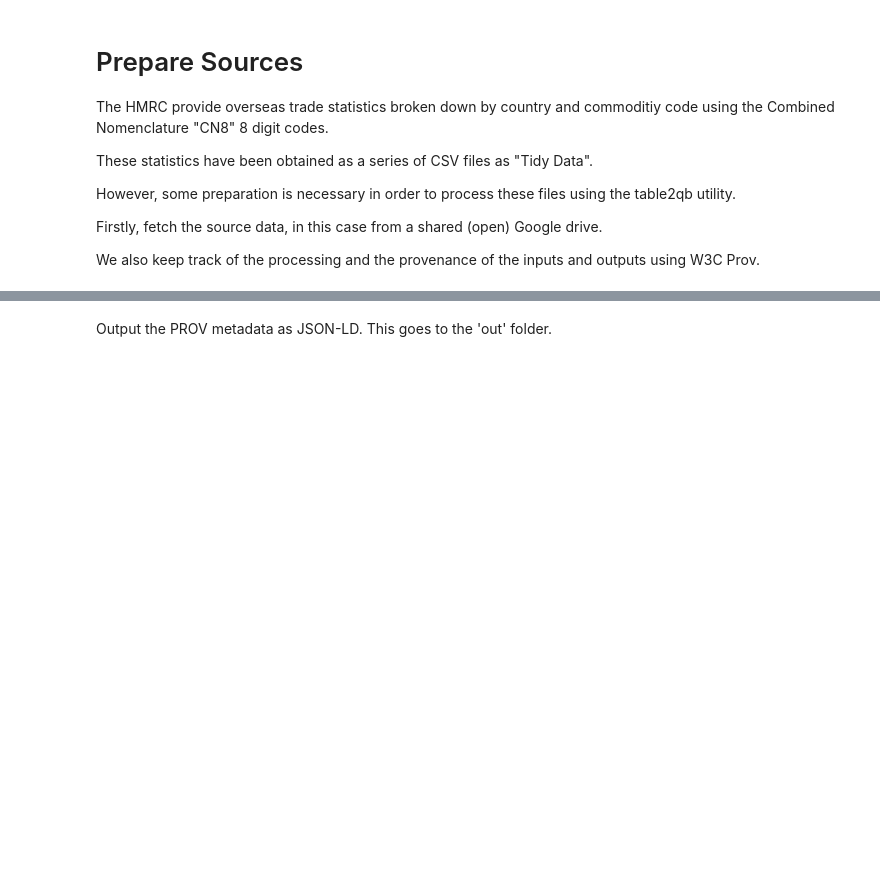
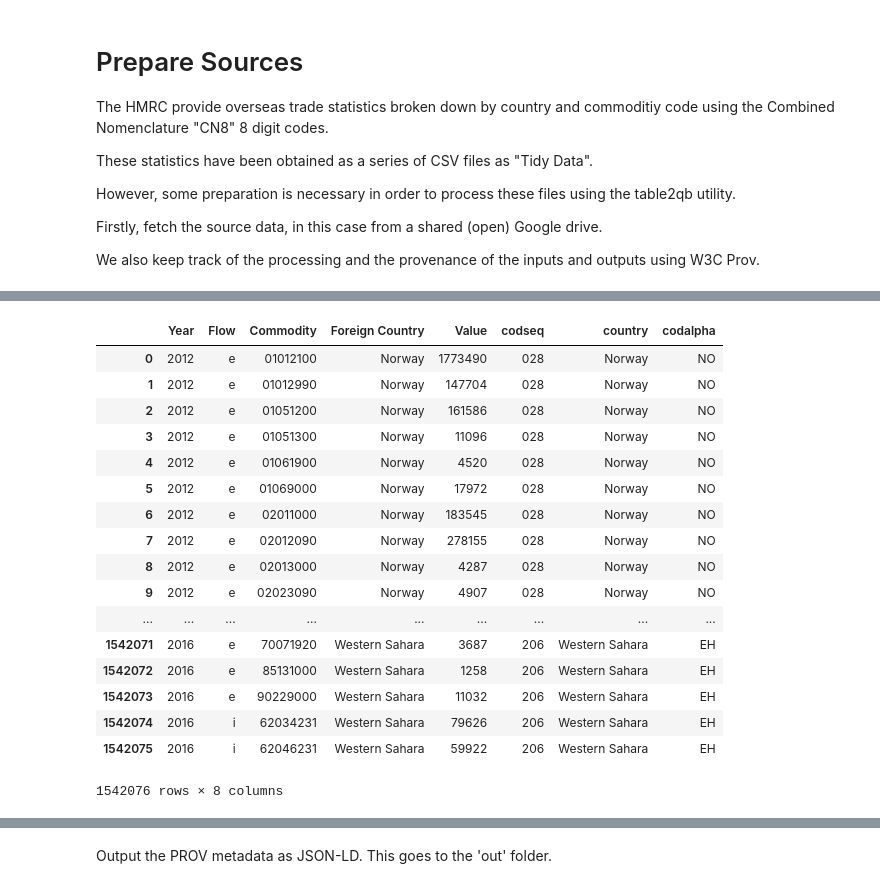
Before and after one commit to lkitching/HMRC_OTS_CN8, a Jupyter notebook: Prepare_sources.ipynb, the cells around one changed output, grey strips where cells are left out. Saved outputs shown, nothing was run; the diff lists cells and outputs as text; code cells hidden in the pictures; blank space fills up the shorter version.

```diff
--- a/Prepare_sources.ipynb
+++ b/Prepare_sources.ipynb
@@ -74,0 +60,11 @@ The table2qb utility requires that the input CSV look like:
+# %%
+import pandas as pd
+
+table = pd.concat([pd.read_csv(BytesIO(session.get(sourceUrl).content),
+                                       dtype={'comcode': str},
+                                       na_values=[], keep_default_na=False)
+                       for sourceUrl in sourceUrls], ignore_index=True).rename(
+    index = str,
+    columns = {'year': 'Year', 'flow': 'Flow', 'comcode': 'Commodity',
+               'country': 'Foreign Country', 'svalue': 'Value'})
+table
@@ -74,0 +94,8 @@ The table2qb utility requires that the input CSV look like:
+# %%
+geonom_2018_excel = 'https://drive.google.com/uc?export=download&id=17Laouuze9gT04xV1Q5M-RZyEqGZUHZJ_'
+geonom = pd.read_excel(BytesIO(session.get(geonom_2018_excel).content),
+                       na_values=[], keep_default_na=False, dtypes=str)
+geonom['codseq'] = geonom['codseq'].apply(
+    lambda x: "%03d" % int(x))
+geonom.drop(columns=['statsw', 'geogsw', 'dutysw'], inplace=True)
+geonom
@@ -74,0 +123,3 @@ The table2qb utility requires that the input CSV look like:
+# %%
+geonom = geonom[:geonom[geonom['country'] == 'Stores & Provis.'].index[0]]
+geonom.tail()
@@ -74,0 +133,22 @@ The table2qb utility requires that the input CSV look like:
+# %%
+table = pd.merge(table, geonom, how='inner', left_on='Foreign Country', right_on='country', validate="m:1")
+table
+# %% [output]
+|  | Year | Flow | Commodity | Foreign Country | Value | codseq | country | codalpha |
+| 0 | 2012 | e | 01012100 | Norway | 1773490 | 028 | Norway | NO |
+| 1 | 2012 | e | 01012990 | Norway | 147704 | 028 | Norway | NO |
+| 2 | 2012 | e | 01051200 | Norway | 161586 | 028 | Norway | NO |
+| 3 | 2012 | e | 01051300 | Norway | 11096 | 028 | Norway | NO |
+| 4 | 2012 | e | 01061900 | Norway | 4520 | 028 | Norway | NO |
+| 5 | 2012 | e | 01069000 | Norway | 17972 | 028 | Norway | NO |
+| 6 | 2012 | e | 02011000 | Norway | 183545 | 028 | Norway | NO |
+| 7 | 2012 | e | 02012090 | Norway | 278155 | 028 | Norway | NO |
+| 8 | 2012 | e | 02013000 | Norway | 4287 | 028 | Norway | NO |
+| 9 | 2012 | e | 02023090 | Norway | 4907 | 028 | Norway | NO |
+| ... | ... | ... | ... | ... | ... | ... | ... | ... |
+| 1542071 | 2016 | e | 70071920 | Western Sahara | 3687 | 206 | Western Sahara | EH |
+| 1542072 | 2016 | e | 85131000 | Western Sahara | 1258 | 206 | Western Sahara | EH |
+| 1542073 | 2016 | e | 90229000 | Western Sahara | 11032 | 206 | Western Sahara | EH |
+| 1542074 | 2016 | i | 62034231 | Western Sahara | 79626 | 206 | Western Sahara | EH |
+| 1542075 | 2016 | i | 62046231 | Western Sahara | 59922 | 206 | Western Sahara | EH |
+1542076 rows × 8 columns
```
Also changed, not shown: parts of 15 cells of this notebook, 1 other file.
